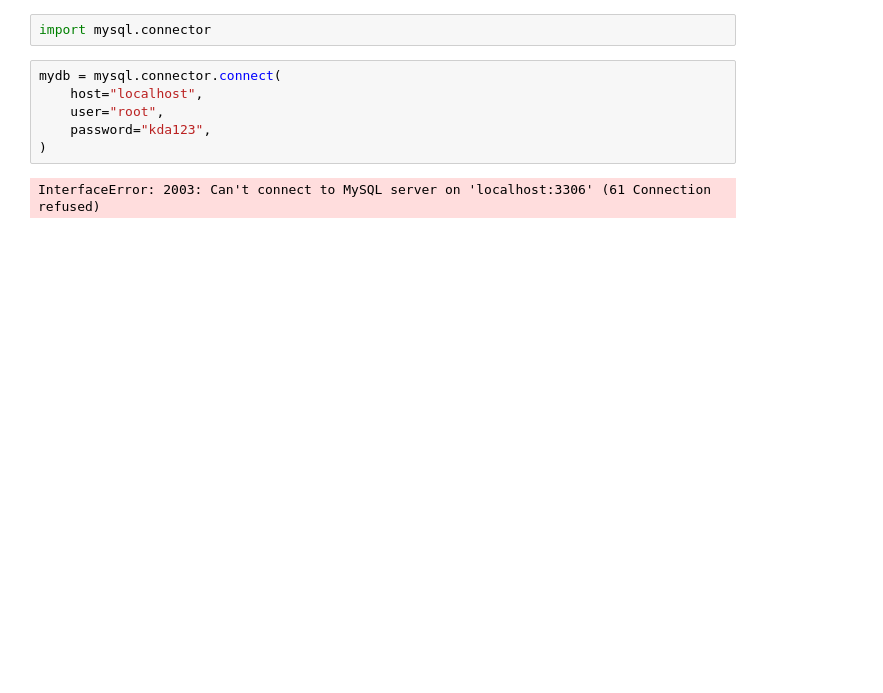
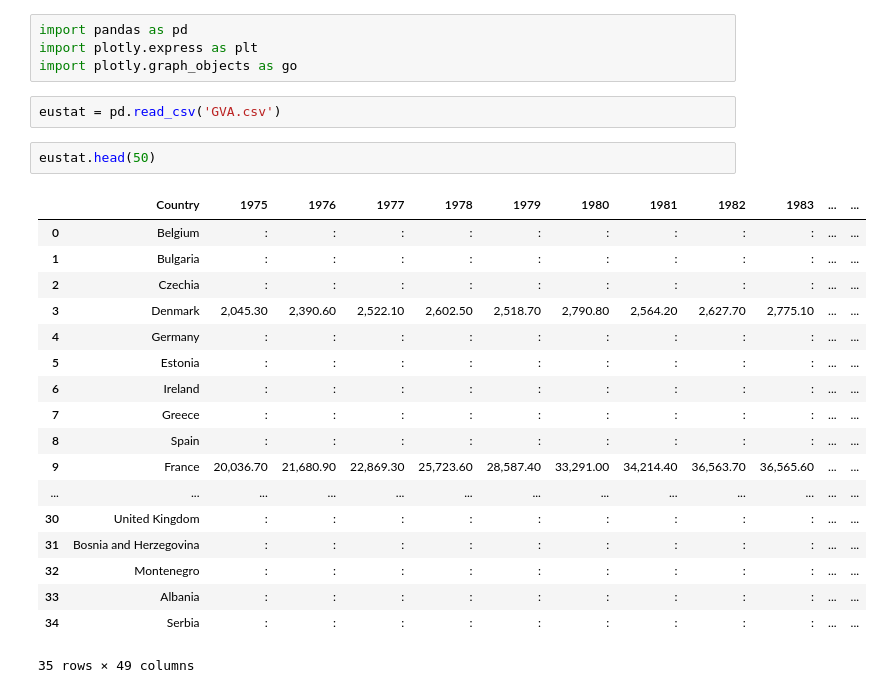
Before and after one commit to kgntmr/ASSIGNMENT-FOR-CONSTRUCTION-CO, a Jupyter notebook: ASSIGNMENT-2.ipynb, the cells around one changed output. Cells and saved outputs as stored; diff of their text form; blank space fills up the shorter version.

```diff
--- a/ASSIGNMENT-2.ipynb
+++ b/ASSIGNMENT-2.ipynb
@@ -1,10 +1,27 @@
-# %%
-import mysql.connector
-# %%
-mydb = mysql.connector.connect(
-    host="localhost",
-    user="root",
-    password="kda123",
-)
-# %% [output]
-InterfaceError: 2003: Can't connect to MySQL server on 'localhost:3306' (61 Connection refused)
+# %%
+import pandas as pd
+import plotly.express as plt
+import plotly.graph_objects as go
+# %%
+eustat = pd.read_csv('GVA.csv')
+# %%
+eustat.head(50)
+# %% [output]
+|  | Country | 1975 | 1976 | 1977 | 1978 | 1979 | 1980 | 1981 | 1982 | 1983 | ... | ... |
+| 0 | Belgium | : | : | : | : | : | : | : | : | : | ... | ... |
+| 1 | Bulgaria | : | : | : | : | : | : | : | : | : | ... | ... |
+| 2 | Czechia | : | : | : | : | : | : | : | : | : | ... | ... |
+| 3 | Denmark | 2,045.30 | 2,390.60 | 2,522.10 | 2,602.50 | 2,518.70 | 2,790.80 | 2,564.20 | 2,627.70 | 2,775.10 | ... | ... |
+| 4 | Germany | : | : | : | : | : | : | : | : | : | ... | ... |
+| 5 | Estonia | : | : | : | : | : | : | : | : | : | ... | ... |
+| 6 | Ireland | : | : | : | : | : | : | : | : | : | ... | ... |
+| 7 | Greece | : | : | : | : | : | : | : | : | : | ... | ... |
+| 8 | Spain | : | : | : | : | : | : | : | : | : | ... | ... |
+| 9 | France | 20,036.70 | 21,680.90 | 22,869.30 | 25,723.60 | 28,587.40 | 33,291.00 | 34,214.40 | 36,563.70 | 36,565.60 | ... | ... |
+| ... | ... | ... | ... | ... | ... | ... | ... | ... | ... | ... | ... | ... |
+| 30 | United Kingdom | : | : | : | : | : | : | : | : | : | ... | ... |
+| 31 | Bosnia and Herzegovina | : | : | : | : | : | : | : | : | : | ... | ... |
+| 32 | Montenegro | : | : | : | : | : | : | : | : | : | ... | ... |
+| 33 | Albania | : | : | : | : | : | : | : | : | : | ... | ... |
+| 34 | Serbia | : | : | : | : | : | : | : | : | : | ... | ... |
+35 rows × 49 columns
```
Also changed, not shown: parts of 8 cells of this notebook.
